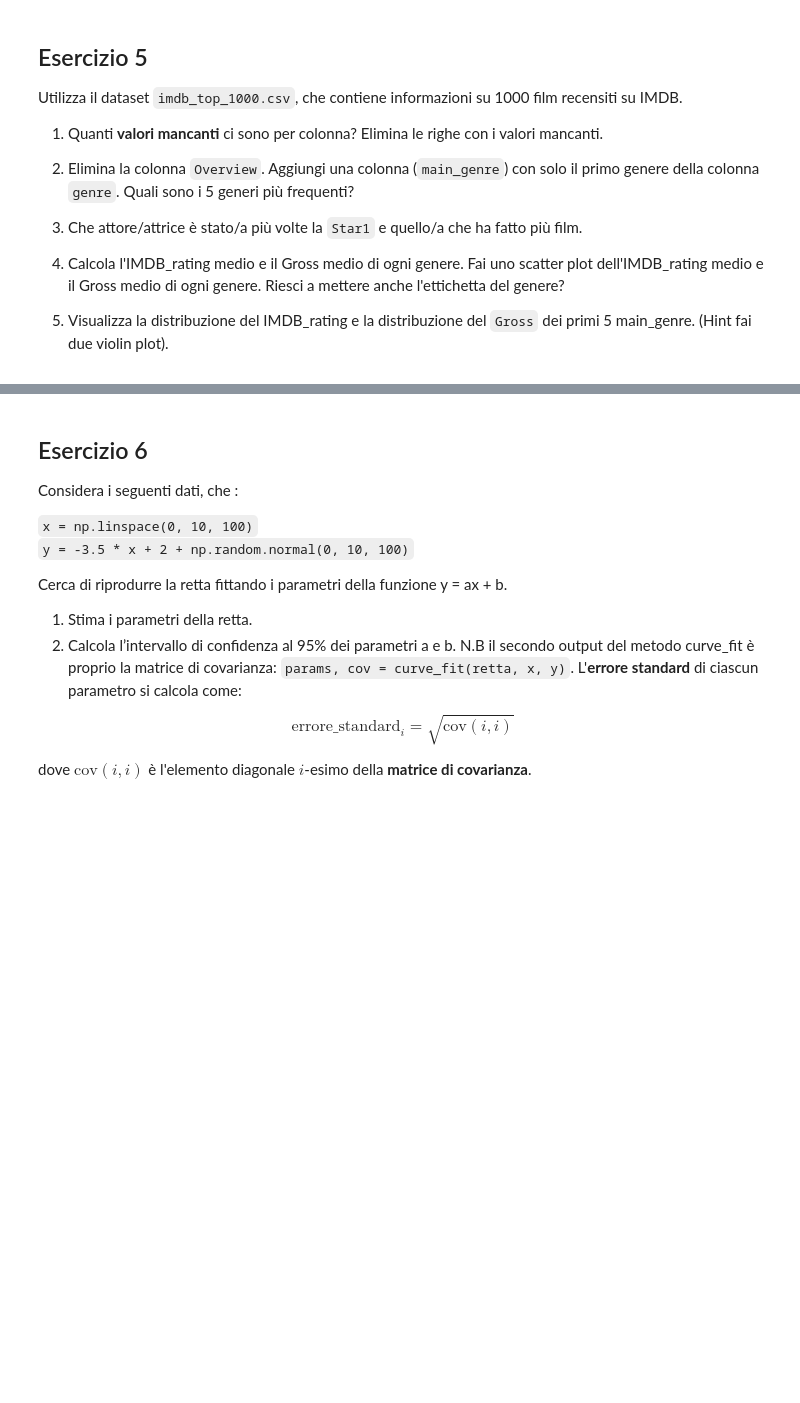
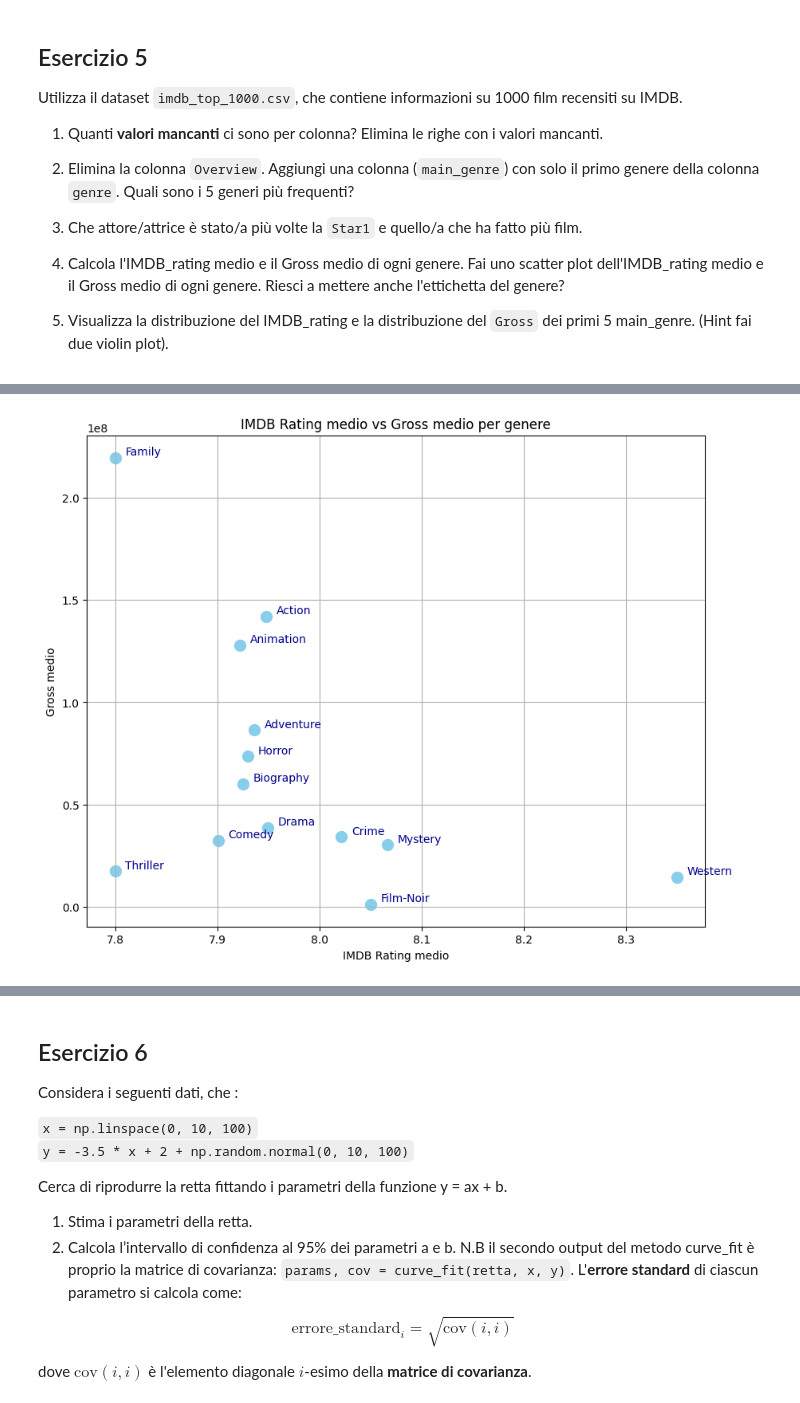
Before and after one commit to lisacontardo/Lab_2, a Jupyter notebook: esame22_Luglio (1).ipynb, the cells around one changed output, grey strips where cells are left out. Saved outputs shown, nothing was run; the diff lists cells and outputs as text; code cells hidden in the pictures; blank space fills up the shorter version.

```diff
--- a/esame22_Luglio (1).ipynb
+++ b/esame22_Luglio (1).ipynb
@@ -190,3 +328,11 @@ Utilizza il dataset `imdb_top_1000.csv`, che contiene informazioni su 1000 film
 4. Calcola l'IMDB_rating medio e il Gross medio di ogni genere. Fai uno scatter plot dell'IMDB_rating medio e il Gross medio di ogni genere. Riesci a mettere anche l'ettichetta del genere?
 
 5. Visualizza la distribuzione del IMDB_rating  e la distribuzione del `Gross` dei primi 5 main_genre. (Hint fai due violin plot).
+# %%
+import numpy as np
+import pandas as pd
+import matplotlib.pyplot as plt
+import seaborn as sns
+url2 = "https://raw.githubusercontent.com/lauranenzi/ProgrammingLab_II/refs/heads/main/esami/data/imdb_top_1000.csv"
+ds = pd.read_csv(url2)
+ds.head()
@@ -192,0 +374,11 @@ Utilizza il dataset `imdb_top_1000.csv`, che contiene informazioni su 1000 film
+# %%
+#2
+#elimina la colonna Overview
+#ds = ds.drop(columns=["Overview"])
+
+ds["main_genre"] = ds["Genre"].str.split(",").str[0] #trasforma la stringa in una lista
+print(ds["main_genre"])
+
+#5 generi più frequenti
+top5_genres = ds["main_genre"].value_counts().head(5)
+print(top5_genres)
@@ -192,0 +413,6 @@ Utilizza il dataset `imdb_top_1000.csv`, che contiene informazioni su 1000 film
+# %%
+#4
+ds = ds.dropna(subset=["IMDB_Rating", "Gross", "main_genre"])
+grouped1 = ds.groupby('main_genre')
+media_1 = grouped1[['IMDB_Rating', 'Gross']].mean()
+print(media_1)
@@ -192,0 +435,21 @@ Utilizza il dataset `imdb_top_1000.csv`, che contiene informazioni su 1000 film
+# %%
+plt.figure(figsize=(10,8))
+plt.scatter(media_1['IMDB_Rating'], media_1['Gross'], s=100, color='skyblue')
+#etichette
+for i in range(len(media_1)):
+    plt.text(
+        media_1['IMDB_Rating'][i] + 0.01,  # leggero spostamento a destra
+        media_1['Gross'][i] + 0.01,        # leggero spostamento verso l'alto
+        media_1.index[i],          # testo = nome del genere
+        fontsize=10,
+        color='darkblue',
+        ha='left',  # allineamento orizzontale
+        va='bottom' # allineamento verticale
+    )
+plt.title("IMDB Rating medio vs Gross medio per genere")
+plt.xlabel("IMDB Rating medio")
+plt.ylabel("Gross medio")
+plt.grid(True)
+plt.show()
+# %% [output]
+[figure, added]
```
Also changed, not shown: parts of 18 cells of this notebook.
